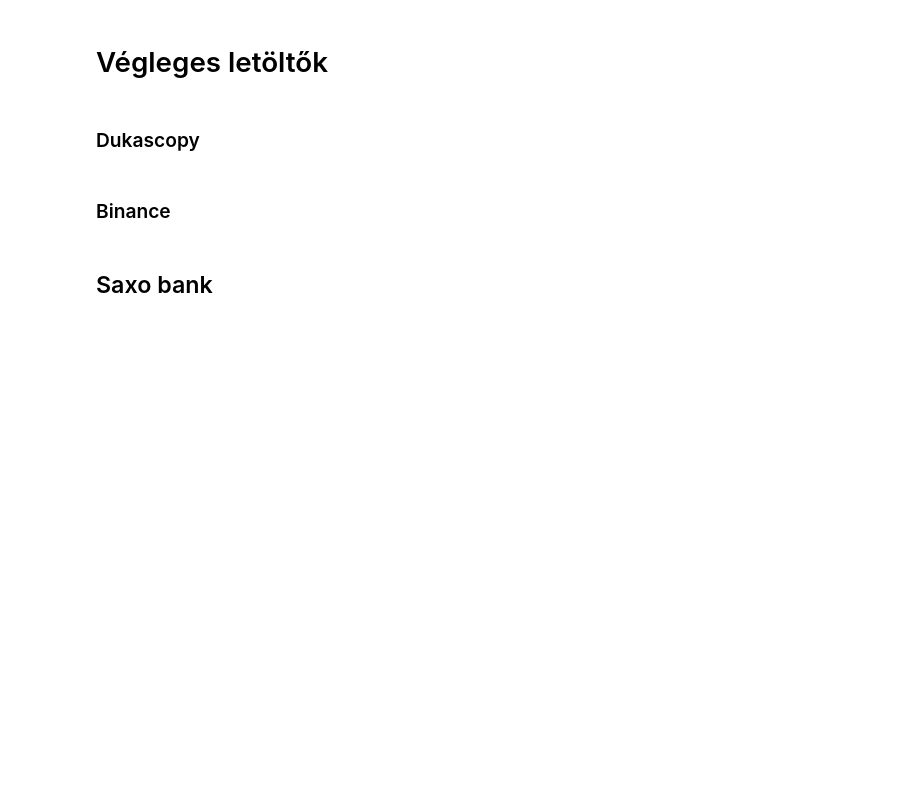
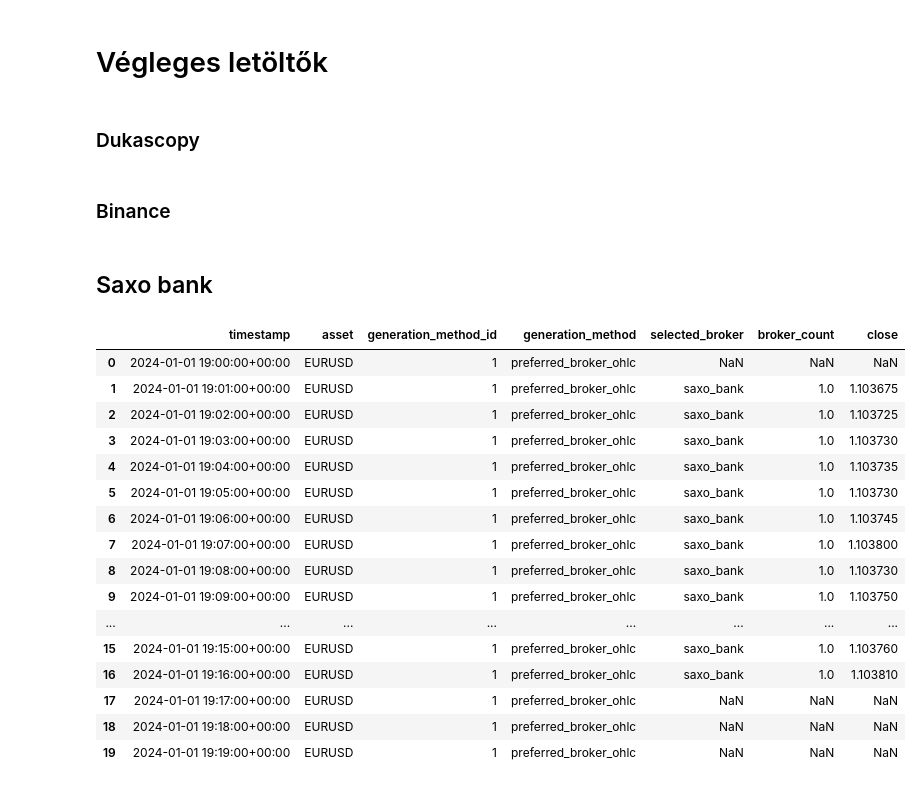
Before and after one commit to tamaskristok/on_lab_v2, a Jupyter notebook: labor.ipynb, the cells around one changed output. Saved outputs shown, nothing was run; the diff lists cells and outputs as text; code cells hidden in the pictures; blank space fills up the shorter version.

Commit message:
Add selected broker lineage to silver aggregation

```diff
--- a/labor.ipynb
+++ b/labor.ipynb
@@ -6575,0 +6630,60 @@ D
+# %%
+from pathlib import Path
+
+import pandas as pd
+
+from uploaders.azure_blob import init_azure_client
+
+
+blob_service_client, container_name = init_azure_client(
+    env_path=Path(".env"),
+)
+
+blob_name = (
+    "silver/generated_ohlcv/method_1/"
+    "eurusd/2024/01/"
+    "EURUSD-generated-1m-2024-01.parquet"
+)
+
+local_path = Path("data/tmp/EURUSD-method-1-2024-01.parquet")
+local_path.parent.mkdir(parents=True, exist_ok=True)
+
+blob_client = blob_service_client.get_blob_client(
+    container=container_name,
+    blob=blob_name,
+)
+
+with open(local_path, "wb") as file:
+    file.write(blob_client.download_blob().readall())
+
+df = pd.read_parquet(local_path)
+
+df[
+    [
+        "timestamp",
+        "asset",
+        "generation_method_id",
+        "generation_method",
+        "selected_broker",
+        "broker_count",
+        "close",
+    ]
+].head(20)
+# %% [output]
+|  | timestamp | asset | generation_method_id | generation_method | selected_broker | broker_count | close |
+| 0 | 2024-01-01 19:00:00+00:00 | EURUSD | 1 | preferred_broker_ohlc | NaN | NaN | NaN |
+| 1 | 2024-01-01 19:01:00+00:00 | EURUSD | 1 | preferred_broker_ohlc | saxo_bank | 1.0 | 1.103675 |
+| 2 | 2024-01-01 19:02:00+00:00 | EURUSD | 1 | preferred_broker_ohlc | saxo_bank | 1.0 | 1.103725 |
+| 3 | 2024-01-01 19:03:00+00:00 | EURUSD | 1 | preferred_broker_ohlc | saxo_bank | 1.0 | 1.103730 |
+| 4 | 2024-01-01 19:04:00+00:00 | EURUSD | 1 | preferred_broker_ohlc | saxo_bank | 1.0 | 1.103735 |
+| 5 | 2024-01-01 19:05:00+00:00 | EURUSD | 1 | preferred_broker_ohlc | saxo_bank | 1.0 | 1.103730 |
+| 6 | 2024-01-01 19:06:00+00:00 | EURUSD | 1 | preferred_broker_ohlc | saxo_bank | 1.0 | 1.103745 |
+| 7 | 2024-01-01 19:07:00+00:00 | EURUSD | 1 | preferred_broker_ohlc | saxo_bank | 1.0 | 1.103800 |
+| 8 | 2024-01-01 19:08:00+00:00 | EURUSD | 1 | preferred_broker_ohlc | saxo_bank | 1.0 | 1.103730 |
+| 9 | 2024-01-01 19:09:00+00:00 | EURUSD | 1 | preferred_broker_ohlc | saxo_bank | 1.0 | 1.103750 |
+| ... | ... | ... | ... | ... | ... | ... | ... |
+| 15 | 2024-01-01 19:15:00+00:00 | EURUSD | 1 | preferred_broker_ohlc | saxo_bank | 1.0 | 1.103760 |
+| 16 | 2024-01-01 19:16:00+00:00 | EURUSD | 1 | preferred_broker_ohlc | saxo_bank | 1.0 | 1.103810 |
+| 17 | 2024-01-01 19:17:00+00:00 | EURUSD | 1 | preferred_broker_ohlc | NaN | NaN | NaN |
+| 18 | 2024-01-01 19:18:00+00:00 | EURUSD | 1 | preferred_broker_ohlc | NaN | NaN | NaN |
+| 19 | 2024-01-01 19:19:00+00:00 | EURUSD | 1 | preferred_broker_ohlc | NaN | NaN | NaN |
```
Also changed, not shown: parts of 4 cells of this notebook, 2 other files.
